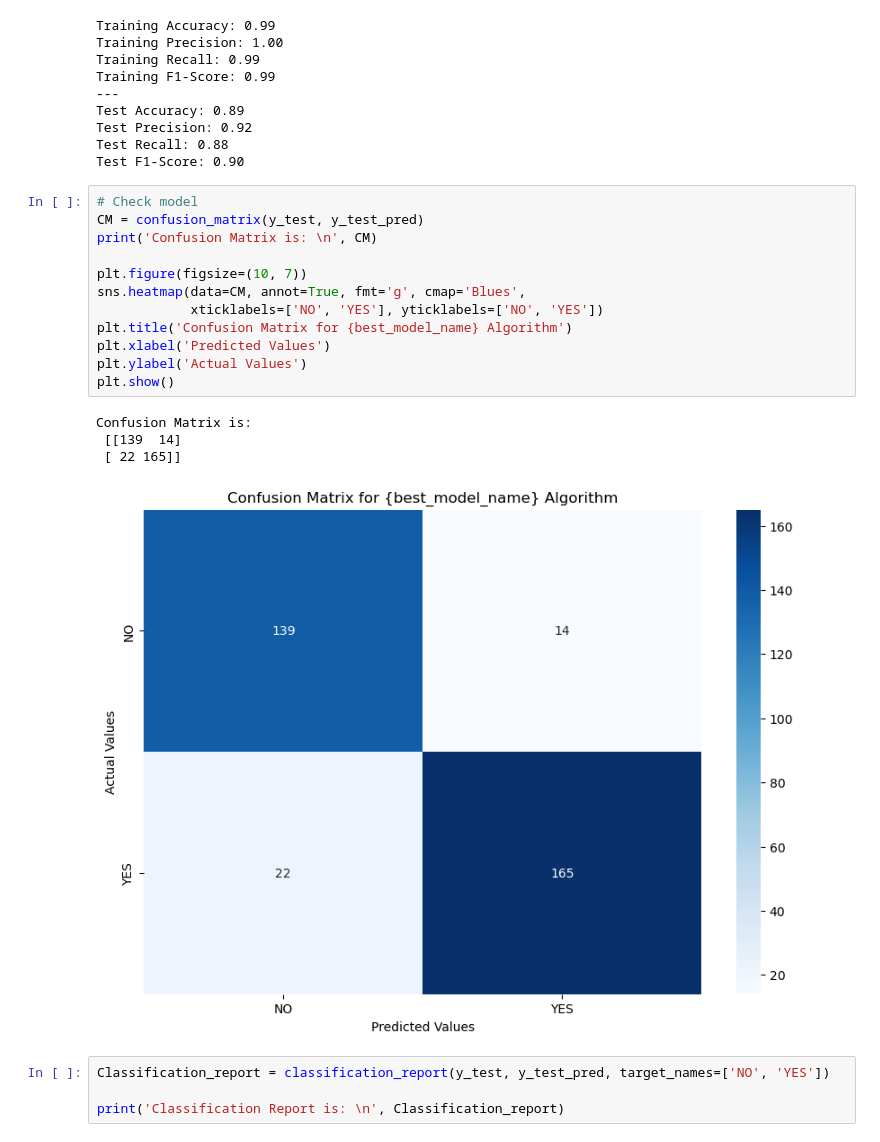
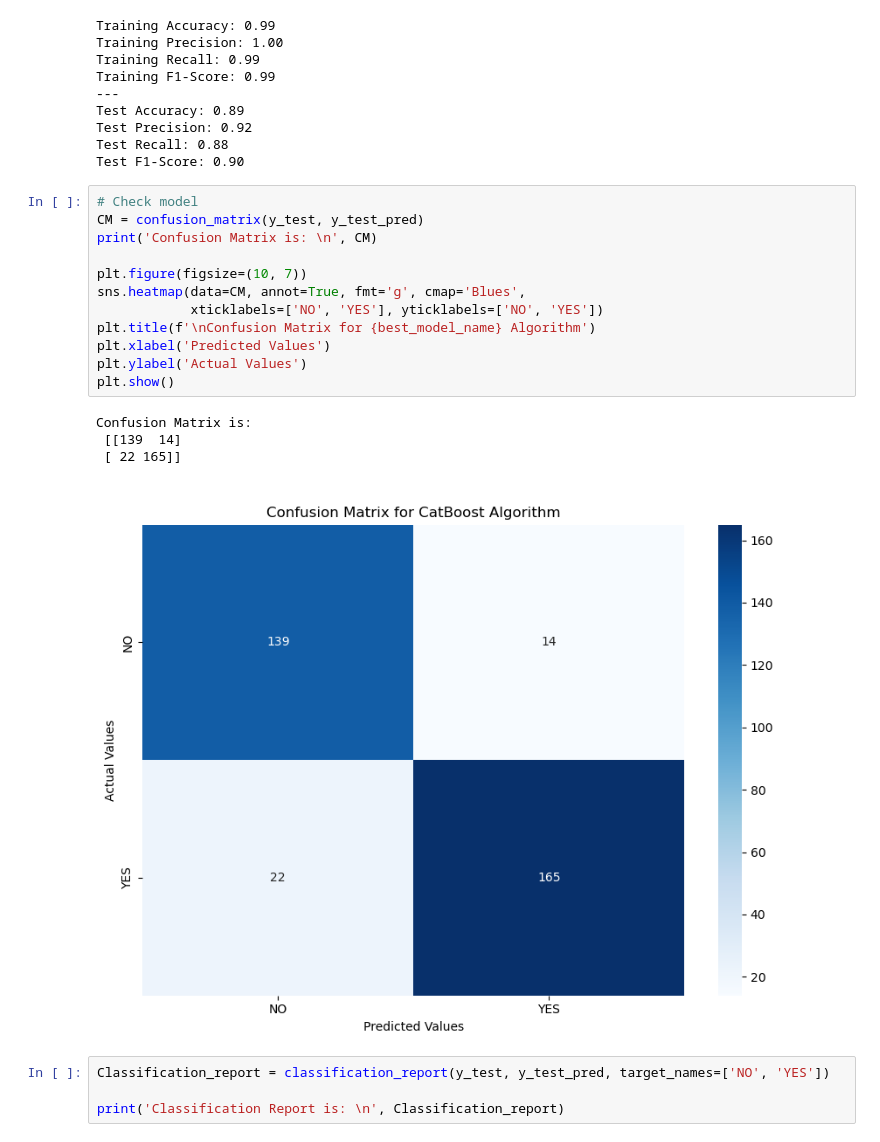
Before and after one commit to ColtonMatth/Liver-Disease-Prediction, a Jupyter notebook: Liver_Disease_Prediction.ipynb, the cells around one changed output. Cells and saved outputs as stored; diff of their text form.

```diff
--- a/Liver_Disease_Prediction.ipynb
+++ b/Liver_Disease_Prediction.ipynb
@@ -1052,20 +1052,20 @@ Test F1-Score: 0.90
 # %%
 # Check model
 CM = confusion_matrix(y_test, y_test_pred)
 print('Confusion Matrix is: \n', CM)
 
 plt.figure(figsize=(10, 7))
 sns.heatmap(data=CM, annot=True, fmt='g', cmap='Blues',
             xticklabels=['NO', 'YES'], yticklabels=['NO', 'YES'])
-plt.title('Confusion Matrix for {best_model_name} Algorithm')
+plt.title(f'\nConfusion Matrix for {best_model_name} Algorithm')
 plt.xlabel('Predicted Values')
 plt.ylabel('Actual Values')
 plt.show()
 # %% [output]
 Confusion Matrix is:
  [[139  14]
  [ 22 165]]
-[figure, old version]
+[figure, new version]
 # %%
 Classification_report = classification_report(y_test, y_test_pred, target_names=['NO', 'YES'])
 
```
Also changed, not shown: parts of 4 cells of this notebook, 7 other files.
